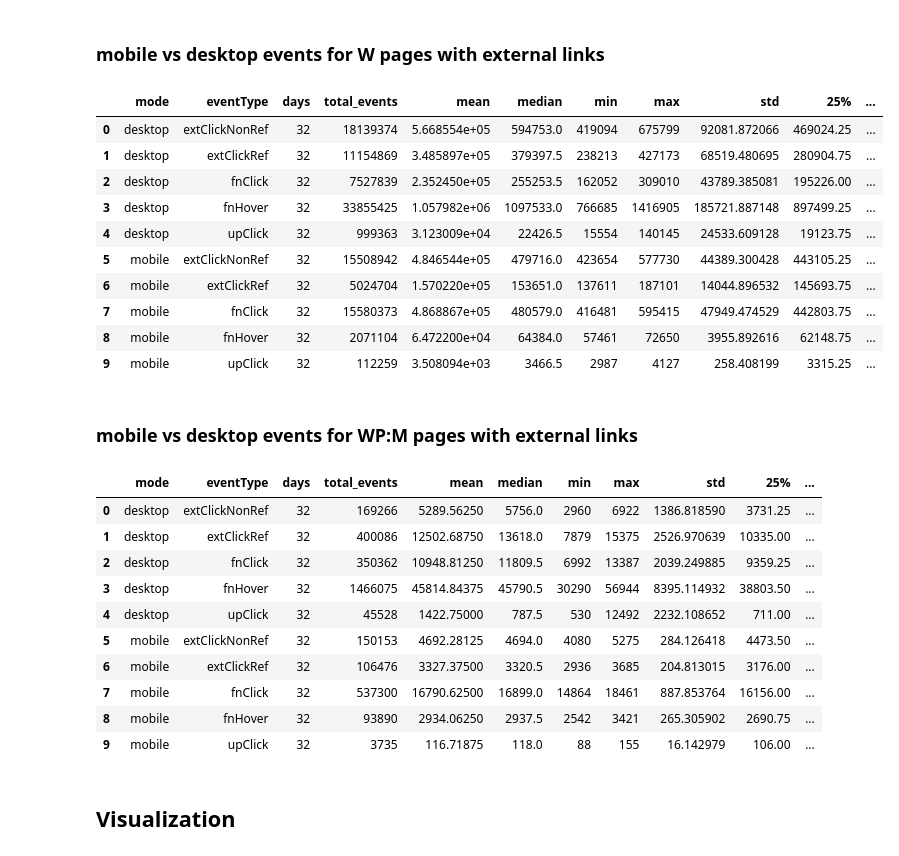
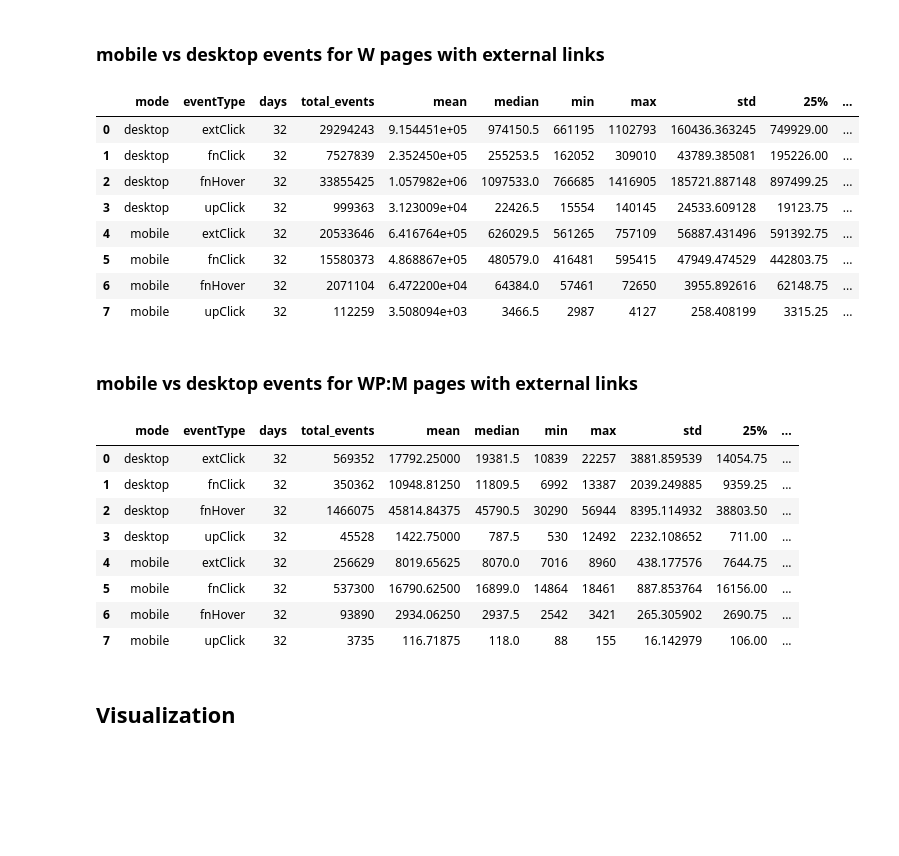
Before and after one commit to elifesciences-publications/wiki-citation-usage, a Jupyter notebook: notebooks/events--overview.ipynb, the cells around one changed output. Saved outputs shown, nothing was run; the diff lists cells and outputs as text; code cells hidden in the pictures; blank space fills up the shorter version.

Commit message:
revert: no need to break extClick into extClickRef and extClickNonRef

```diff
--- a/notebooks/events--overview.ipynb
+++ b/notebooks/events--overview.ipynb
@@ -214,55 +194,39 @@ w_events.pivot(index='date', columns='eventType', values='count')
 # %%
 # mobile vs desktop events for W pages with external links
 w_mode_events_query = """
-SELECT to_date(event_time) AS date,
-        mode,
-        CASE
-            WHEN action='extClick' AND footnote_number IS NOT NULL THEN "extClickRef"
-            WHEN action='extClick' AND footnote_number IS NULL THEN "extClickNonRef"
-            ELSE action
-        END eventType,
-        COUNT(*) count
+SELECT to_date(event_time) AS date, mode, action AS eventType, COUNT(*) count
 FROM citationusage
 WHERE wiki = 'enwiki'
 AND page_id IN (SELECT page_id FROM ryanmax.population_w_pages_with_extlinks)
 {}
 AND to_date(event_time) >= '{}'
 AND to_date(event_time) <= '{}'
 AND useragent_is_bot = FALSE
 GROUP BY date, mode, eventType
 ORDER BY date, mode, eventType
 """
 
 events = spark.sql(w_mode_events_query.format(event_exclusion_sql,start_date_string, end_date_string))
 events_rdd = events.rdd
 events_df = sqlContext.createDataFrame(events_rdd)
 w_events_pandas = events_df.toPandas()
 get_stats(w_events_pandas,['mode','eventType'])
 # %% [output]
 |  | mode | eventType | days | total_events | mean | median | min | max | std | 25% | ... |
-| 0 | desktop | extClickNonRef | 32 | 18139374 | 5.668554e+05 | 594753.0 | 419094 | 675799 | 92081.872066 | 469024.25 | ... |
-| 1 | desktop | extClickRef | 32 | 11154869 | 3.485897e+05 | 379397.5 | 238213 | 427173 | 68519.480695 | 280904.75 | ... |
-| 2 | desktop | fnClick | 32 | 7527839 | 2.352450e+05 | 255253.5 | 162052 | 309010 | 43789.385081 | 195226.00 | ... |
-| 3 | desktop | fnHover | 32 | 33855425 | 1.057982e+06 | 1097533.0 | 766685 | 1416905 | 185721.887148 | 897499.25 | ... |
-| 4 | desktop | upClick | 32 | 999363 | 3.123009e+04 | 22426.5 | 15554 | 140145 | 24533.609128 | 19123.75 | ... |
-| 5 | mobile | extClickNonRef | 32 | 15508942 | 4.846544e+05 | 479716.0 | 423654 | 577730 | 44389.300428 | 443105.25 | ... |
-| 6 | mobile | extClickRef | 32 | 5024704 | 1.570220e+05 | 153651.0 | 137611 | 187101 | 14044.896532 | 145693.75 | ... |
-| 7 | mobile | fnClick | 32 | 15580373 | 4.868867e+05 | 480579.0 | 416481 | 595415 | 47949.474529 | 442803.75 | ... |
-| 8 | mobile | fnHover | 32 | 2071104 | 6.472200e+04 | 64384.0 | 57461 | 72650 | 3955.892616 | 62148.75 | ... |
-| 9 | mobile | upClick | 32 | 112259 | 3.508094e+03 | 3466.5 | 2987 | 4127 | 258.408199 | 3315.25 | ... |
+| 0 | desktop | extClick | 32 | 29294243 | 9.154451e+05 | 974150.5 | 661195 | 1102793 | 160436.363245 | 749929.00 | ... |
+| 1 | desktop | fnClick | 32 | 7527839 | 2.352450e+05 | 255253.5 | 162052 | 309010 | 43789.385081 | 195226.00 | ... |
+| 2 | desktop | fnHover | 32 | 33855425 | 1.057982e+06 | 1097533.0 | 766685 | 1416905 | 185721.887148 | 897499.25 | ... |
+| 3 | desktop | upClick | 32 | 999363 | 3.123009e+04 | 22426.5 | 15554 | 140145 | 24533.609128 | 19123.75 | ... |
+| 4 | mobile | extClick | 32 | 20533646 | 6.416764e+05 | 626029.5 | 561265 | 757109 | 56887.431496 | 591392.75 | ... |
+| 5 | mobile | fnClick | 32 | 15580373 | 4.868867e+05 | 480579.0 | 416481 | 595415 | 47949.474529 | 442803.75 | ... |
+| 6 | mobile | fnHover | 32 | 2071104 | 6.472200e+04 | 64384.0 | 57461 | 72650 | 3955.892616 | 62148.75 | ... |
+| 7 | mobile | upClick | 32 | 112259 | 3.508094e+03 | 3466.5 | 2987 | 4127 | 258.408199 | 3315.25 | ... |
 # %% [markdown]
 ### mobile vs desktop events for WP:M pages with external links
 # %%
 # mobile vs desktop events for WP:M pages with external links
 wpm_mode_events_query = """
-SELECT to_date(event_time) AS date,
-        mode,
-        CASE
-            WHEN action='extClick' AND footnote_number IS NOT NULL THEN "extClickRef"
-            WHEN action='extClick' AND footnote_number IS NULL THEN "extClickNonRef"
-            ELSE action
-        END eventType,
-        COUNT(*) count
+SELECT to_date(event_time) AS date, mode, action AS eventType, COUNT(*) count
 FROM citationusage
 WHERE wiki = 'enwiki'
 AND page_id IN (SELECT page_id FROM ryanmax.population_wpm_pages_with_extlinks)
@@ -281,16 +245,14 @@ wpm_events_pandas = events_df.toPandas()
 get_stats(wpm_events_pandas,['mode','eventType'])
 # %% [output]
 |  | mode | eventType | days | total_events | mean | median | min | max | std | 25% | ... |
-| 0 | desktop | extClickNonRef | 32 | 169266 | 5289.56250 | 5756.0 | 2960 | 6922 | 1386.818590 | 3731.25 | ... |
-| 1 | desktop | extClickRef | 32 | 400086 | 12502.68750 | 13618.0 | 7879 | 15375 | 2526.970639 | 10335.00 | ... |
-| 2 | desktop | fnClick | 32 | 350362 | 10948.81250 | 11809.5 | 6992 | 13387 | 2039.249885 | 9359.25 | ... |
-| 3 | desktop | fnHover | 32 | 1466075 | 45814.84375 | 45790.5 | 30290 | 56944 | 8395.114932 | 38803.50 | ... |
-| 4 | desktop | upClick | 32 | 45528 | 1422.75000 | 787.5 | 530 | 12492 | 2232.108652 | 711.00 | ... |
-| 5 | mobile | extClickNonRef | 32 | 150153 | 4692.28125 | 4694.0 | 4080 | 5275 | 284.126418 | 4473.50 | ... |
-| 6 | mobile | extClickRef | 32 | 106476 | 3327.37500 | 3320.5 | 2936 | 3685 | 204.813015 | 3176.00 | ... |
-| 7 | mobile | fnClick | 32 | 537300 | 16790.62500 | 16899.0 | 14864 | 18461 | 887.853764 | 16156.00 | ... |
-| 8 | mobile | fnHover | 32 | 93890 | 2934.06250 | 2937.5 | 2542 | 3421 | 265.305902 | 2690.75 | ... |
-| 9 | mobile | upClick | 32 | 3735 | 116.71875 | 118.0 | 88 | 155 | 16.142979 | 106.00 | ... |
+| 0 | desktop | extClick | 32 | 569352 | 17792.25000 | 19381.5 | 10839 | 22257 | 3881.859539 | 14054.75 | ... |
+| 1 | desktop | fnClick | 32 | 350362 | 10948.81250 | 11809.5 | 6992 | 13387 | 2039.249885 | 9359.25 | ... |
+| 2 | desktop | fnHover | 32 | 1466075 | 45814.84375 | 45790.5 | 30290 | 56944 | 8395.114932 | 38803.50 | ... |
+| 3 | desktop | upClick | 32 | 45528 | 1422.75000 | 787.5 | 530 | 12492 | 2232.108652 | 711.00 | ... |
+| 4 | mobile | extClick | 32 | 256629 | 8019.65625 | 8070.0 | 7016 | 8960 | 438.177576 | 7644.75 | ... |
+| 5 | mobile | fnClick | 32 | 537300 | 16790.62500 | 16899.0 | 14864 | 18461 | 887.853764 | 16156.00 | ... |
+| 6 | mobile | fnHover | 32 | 93890 | 2934.06250 | 2937.5 | 2542 | 3421 | 265.305902 | 2690.75 | ... |
+| 7 | mobile | upClick | 32 | 3735 | 116.71875 | 118.0 | 88 | 155 | 16.142979 | 106.00 | ... |
 # %% [markdown]
 ## Visualization
 # %%
```
Also changed, not shown: parts of 11 cells of this notebook, 1 other file.
